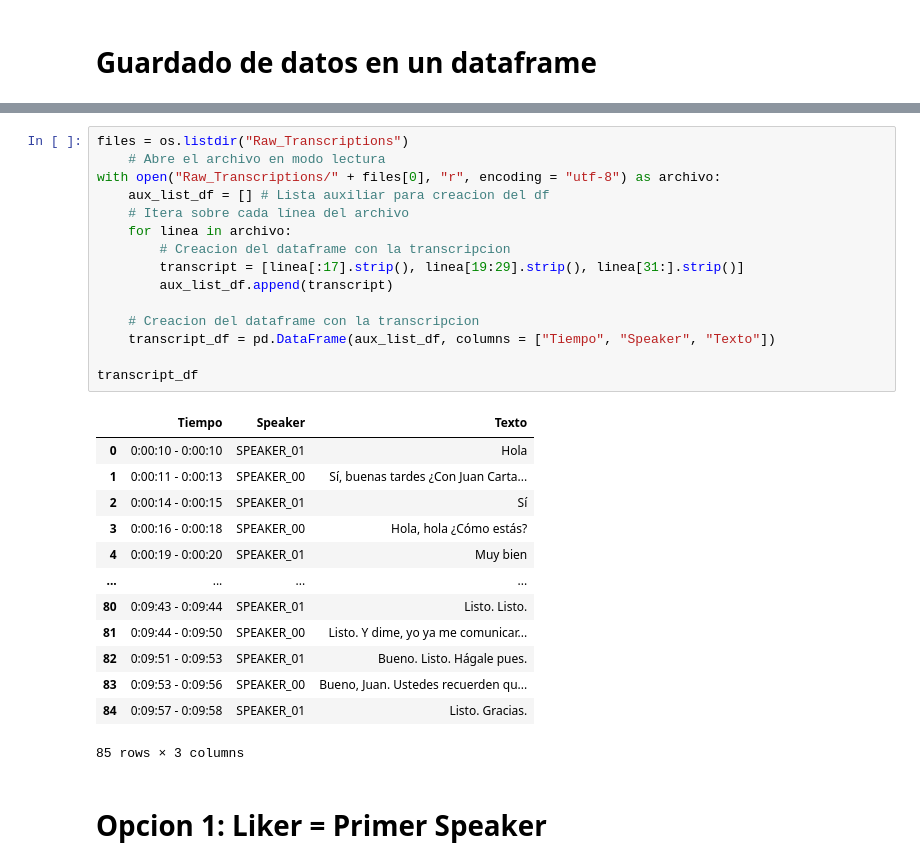
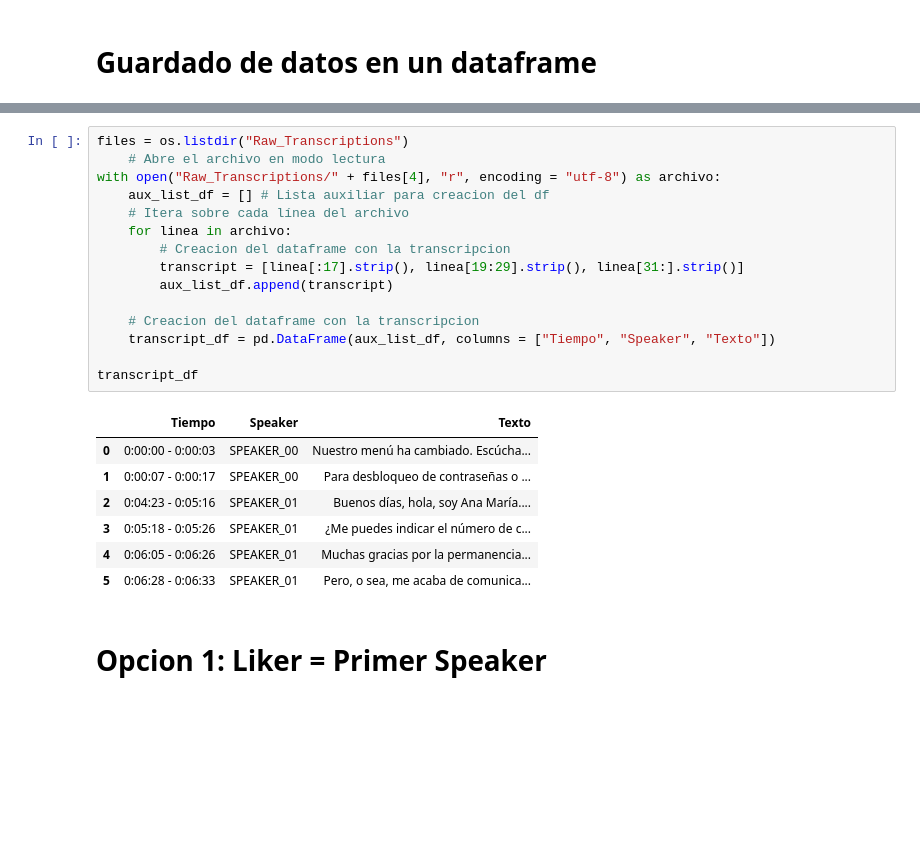
Before and after one commit to lromero22/GenIA, a Jupyter notebook: SpeechToText/LikerIdentification/Liker_Identification_Final.ipynb, the cells around one changed output, grey strips where cells are left out. Drawn from its saved outputs; the diff is of its cells as text; blank space fills up the shorter version.

```diff
--- a/SpeechToText/LikerIdentification/Liker_Identification_Final.ipynb
+++ b/SpeechToText/LikerIdentification/Liker_Identification_Final.ipynb
@@ -24,32 +37,26 @@ files
 # %%
 files = os.listdir("Raw_Transcriptions")
     # Abre el archivo en modo lectura
-with open("Raw_Transcriptions/" + files[0], "r", encoding = "utf-8") as archivo:
+with open("Raw_Transcriptions/" + files[4], "r", encoding = "utf-8") as archivo:
     aux_list_df = [] # Lista auxiliar para creacion del df
     # Itera sobre cada línea del archivo
     for linea in archivo:
         # Creacion del dataframe con la transcripcion
         transcript = [linea[:17].strip(), linea[19:29].strip(), linea[31:].strip()]
         aux_list_df.append(transcript)
 
     # Creacion del dataframe con la transcripcion
     transcript_df = pd.DataFrame(aux_list_df, columns = ["Tiempo", "Speaker", "Texto"])
 
 transcript_df
 # %% [output]
 |  | Tiempo | Speaker | Texto |
-| 0 | 0:00:10 - 0:00:10 | SPEAKER_01 | Hola |
-| 1 | 0:00:11 - 0:00:13 | SPEAKER_00 | Sí, buenas tardes ¿Con Juan Carta... |
-| 2 | 0:00:14 - 0:00:15 | SPEAKER_01 | Sí |
-| 3 | 0:00:16 - 0:00:18 | SPEAKER_00 | Hola, hola ¿Cómo estás? |
-| 4 | 0:00:19 - 0:00:20 | SPEAKER_01 | Muy bien |
-| ... | ... | ... | ... |
-| 80 | 0:09:43 - 0:09:44 | SPEAKER_01 | Listo. Listo. |
-| 81 | 0:09:44 - 0:09:50 | SPEAKER_00 | Listo. Y dime, yo ya me comunicar... |
-| 82 | 0:09:51 - 0:09:53 | SPEAKER_01 | Bueno. Listo. Hágale pues. |
-| 83 | 0:09:53 - 0:09:56 | SPEAKER_00 | Bueno, Juan. Ustedes recuerden qu... |
-| 84 | 0:09:57 - 0:09:58 | SPEAKER_01 | Listo. Gracias. |
+| 0 | 0:00:00 - 0:00:03 | SPEAKER_00 | Nuestro menú ha cambiado. Escúcha... |
+| 1 | 0:00:07 - 0:00:17 | SPEAKER_00 | Para desbloqueo de contraseñas o ... |
+| 2 | 0:04:23 - 0:05:16 | SPEAKER_01 | Buenos días, hola, soy Ana María.... |
+| 3 | 0:05:18 - 0:05:26 | SPEAKER_01 | ¿Me puedes indicar el número de c... |
+| 4 | 0:06:05 - 0:06:26 | SPEAKER_01 | Muchas gracias por la permanencia... |
+| 5 | 0:06:28 - 0:06:33 | SPEAKER_01 | Pero, o sea, me acaba de comunica... |
-85 rows × 3 columns
 # %% [markdown]
 # Opcion 1: Liker = Primer Speaker
 # %%
```
Also changed, not shown: parts of 7 cells of this notebook.
